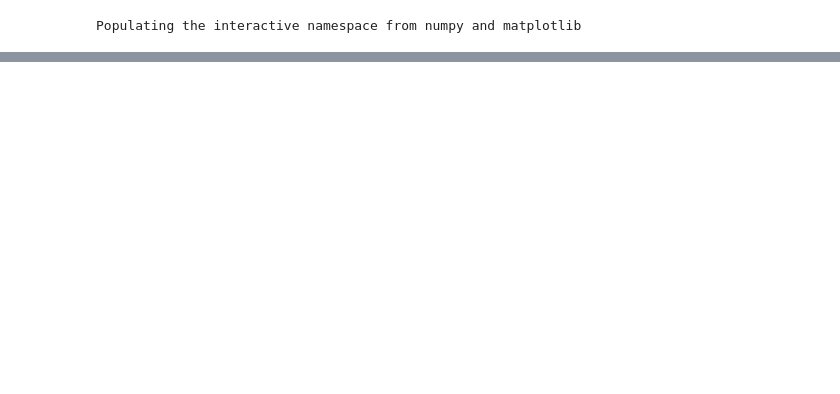
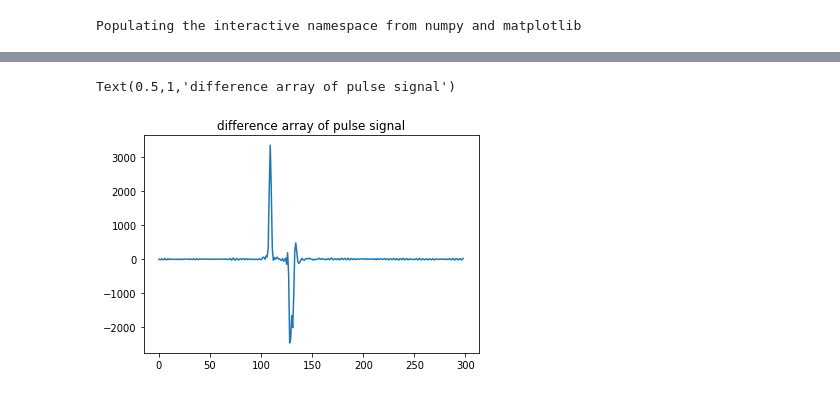
Before and after one commit to khphamh/Yao_fpga, a Jupyter notebook: test trigger delay.ipynb, the cells around one changed output, grey strips where cells are left out. Saved outputs shown, nothing was run; the diff lists cells and outputs as text; code cells hidden in the pictures; blank space fills up the shorter version.

```diff
--- a/test trigger delay.ipynb
+++ b/test trigger delay.ipynb
@@ -348,0 +304,7 @@ plt.savefig("images/Send_recieve_pulse_const.pdf", dpi=350)
+# %%
+difference_array = np.ediff1d(iq0[0])
+plt.plot(difference_array)
+plt.title("difference array of pulse signal")
+# %% [output]
+Text(0.5,1,'difference array of pulse signal')
+[figure, added]
```
Also changed, not shown: parts of 15 cells of this notebook.
